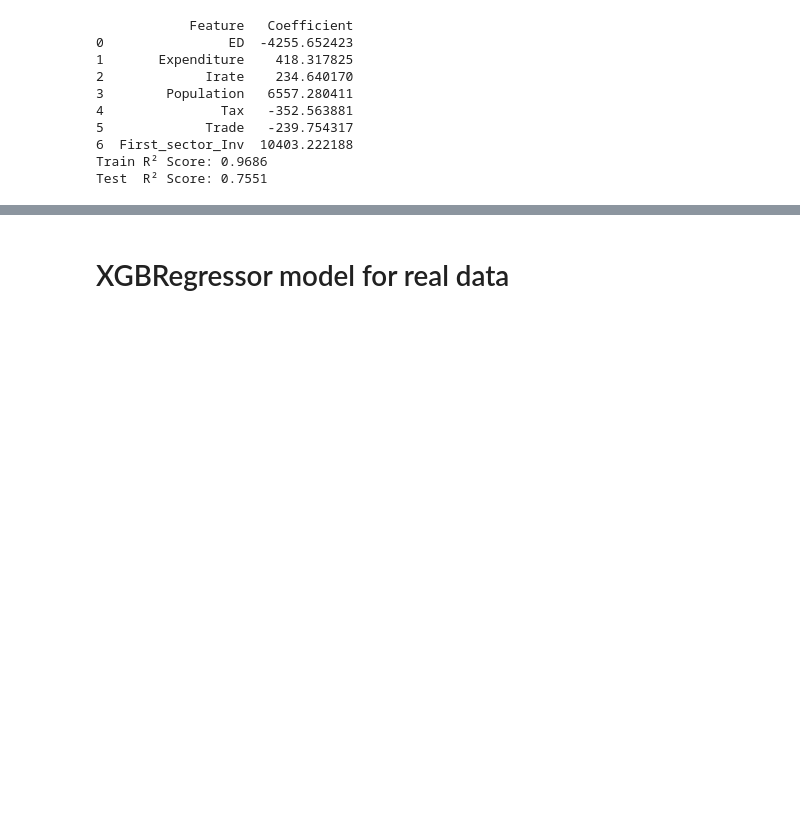
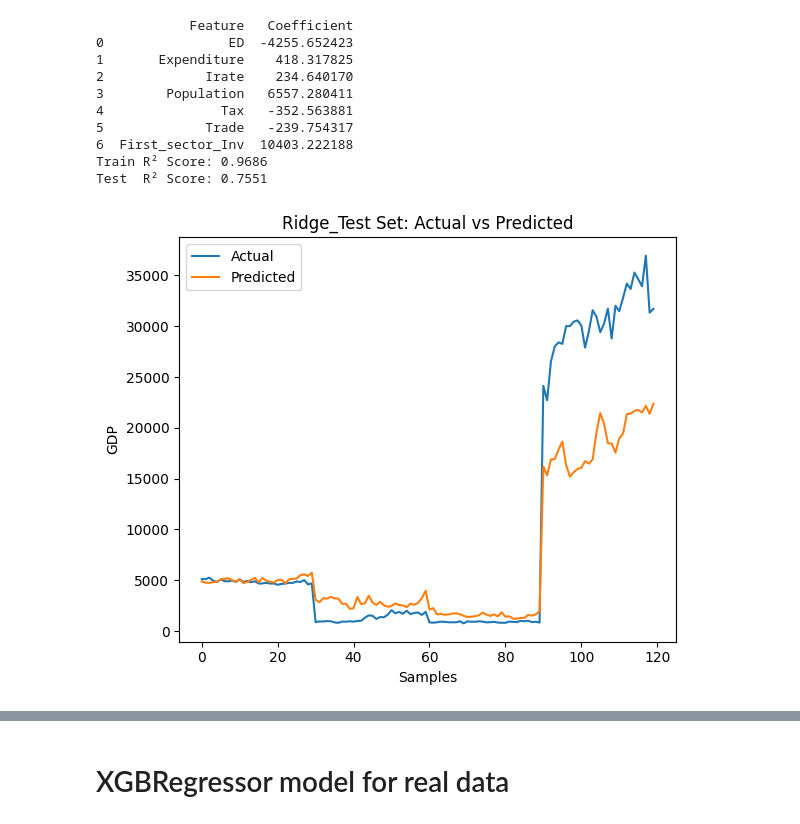
Before and after one commit to Hossein-John/GDP-Model, a Jupyter notebook: Sectoral/Implementation/Coefficients/Global model/Code.ipynb, the cells around one changed output, grey strips where cells are left out. Saved outputs shown, nothing was run; the diff lists cells and outputs as text; code cells hidden in the pictures; blank space fills up the shorter version.

```diff
--- a/Sectoral/Implementation/Coefficients/Global model/Code.ipynb
+++ b/Sectoral/Implementation/Coefficients/Global model/Code.ipynb
@@ -90,4 +90,21 @@ print(f"Test  R² Score: {r2_score_test:.4f}")
 6  First_sector_Inv  10403.222188
 Train R² Score: 0.9686
 Test  R² Score: 0.7551
+# %%
+import matplotlib.pyplot as plt
+
+y_test_pred = model.predict(X_test_scaled)
+
+plt.figure(figsize=(6, 5))
+plt.plot(y_test.values, label='Actual')
+plt.plot(y_test_pred, label='Predicted')
+plt.title('Ridge_Test Set: Actual vs Predicted')
+plt.xlabel('Samples')
+plt.ylabel('GDP')
+plt.legend()
+plt.tight_layout()
+plt.savefig('Ridge_test_prediction_plot.png', dpi=300)
+plt.show()
+# %% [output]
+[figure, added]
 # %%
```
Also changed, not shown: parts of 44 cells of this notebook, 6 other files.
